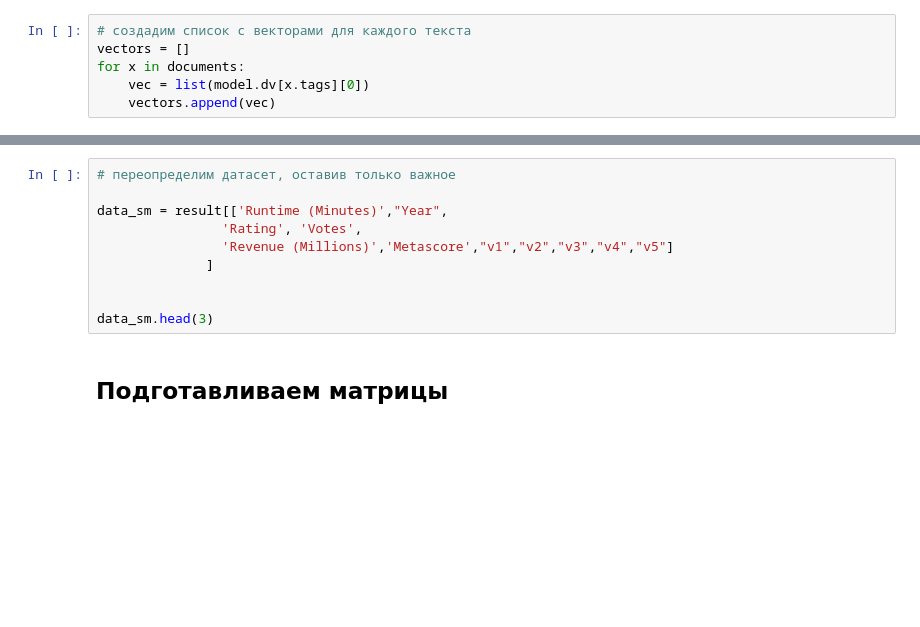
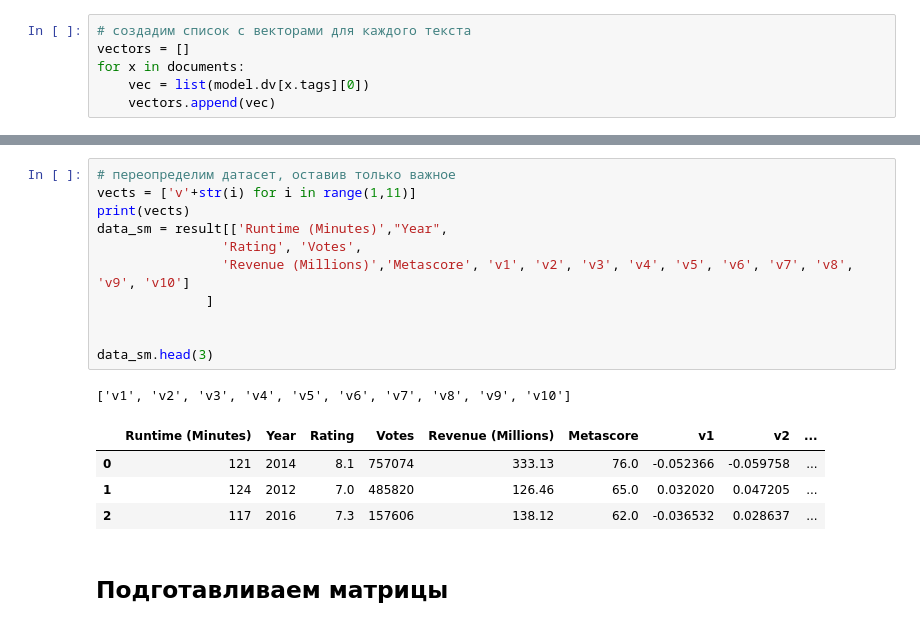
Before and after one commit to Veronika2311/ML_CL_HSE, a Jupyter notebook: HW_class2_Regression_Texts.ipynb, the cells around one changed output, grey strips where cells are left out. Cells and saved outputs as stored; diff of their text form; blank space fills up the shorter version.

```diff
--- a/HW_class2_Regression_Texts.ipynb
+++ b/HW_class2_Regression_Texts.ipynb
@@ -137,13 +249,20 @@ result
 # %%
 # переопределим датасет, оставив только важное
-
+vects = ['v'+str(i) for i in range(1,11)]
+print(vects)
 data_sm = result[['Runtime (Minutes)',"Year",
                 'Rating', 'Votes',
-                'Revenue (Millions)','Metascore',"v1","v2","v3","v4","v5"]
+                'Revenue (Millions)','Metascore', 'v1', 'v2', 'v3', 'v4', 'v5', 'v6', 'v7', 'v8', 'v9', 'v10']
               ]
 
 
 data_sm.head(3)
+# %% [output]
+['v1', 'v2', 'v3', 'v4', 'v5', 'v6', 'v7', 'v8', 'v9', 'v10']
+|  | Runtime (Minutes) | Year | Rating | Votes | Revenue (Millions) | Metascore | v1 | v2 | ... |
+| 0 | 121 | 2014 | 8.1 | 757074 | 333.13 | 76.0 | -0.052366 | -0.059758 | ... |
+| 1 | 124 | 2012 | 7.0 | 485820 | 126.46 | 65.0 | 0.032020 | 0.047205 | ... |
+| 2 | 117 | 2016 | 7.3 | 157606 | 138.12 | 62.0 | -0.036532 | 0.028637 | ... |
 # %% [markdown]
 ## Подготавливаем матрицы
 # %%
```
Also changed, not shown: parts of 32 cells of this notebook.
